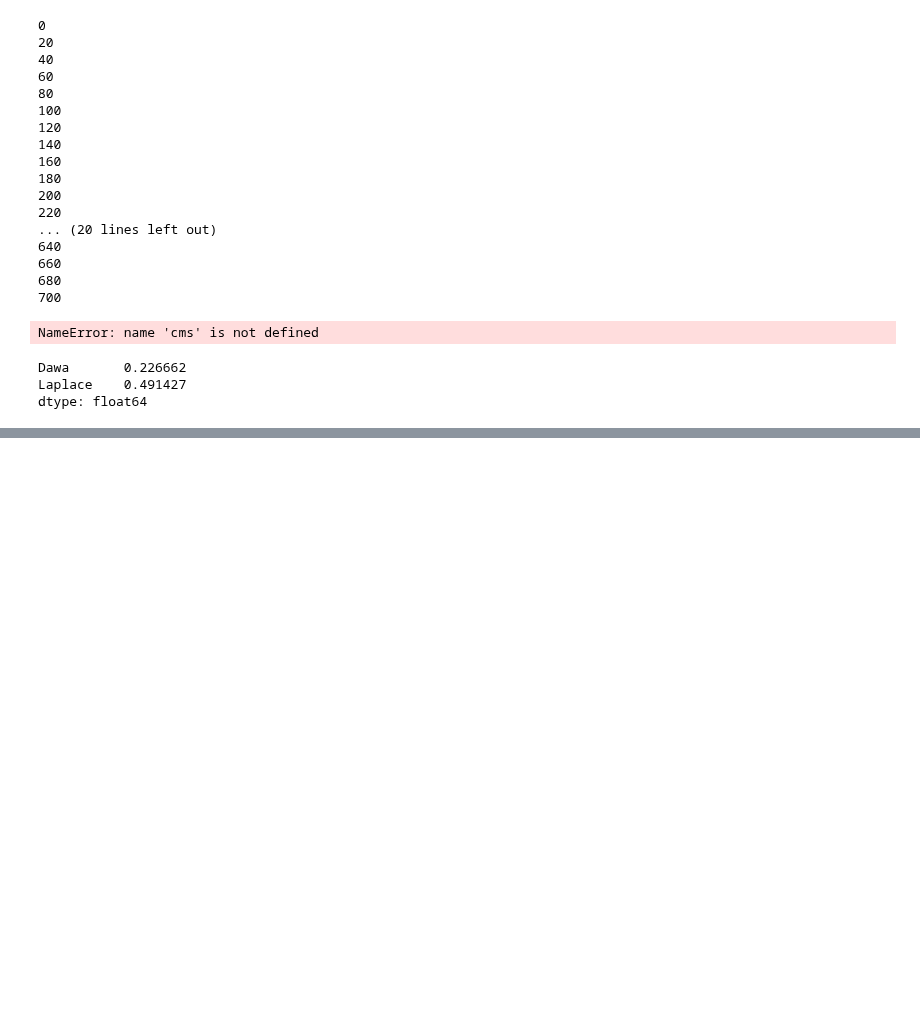
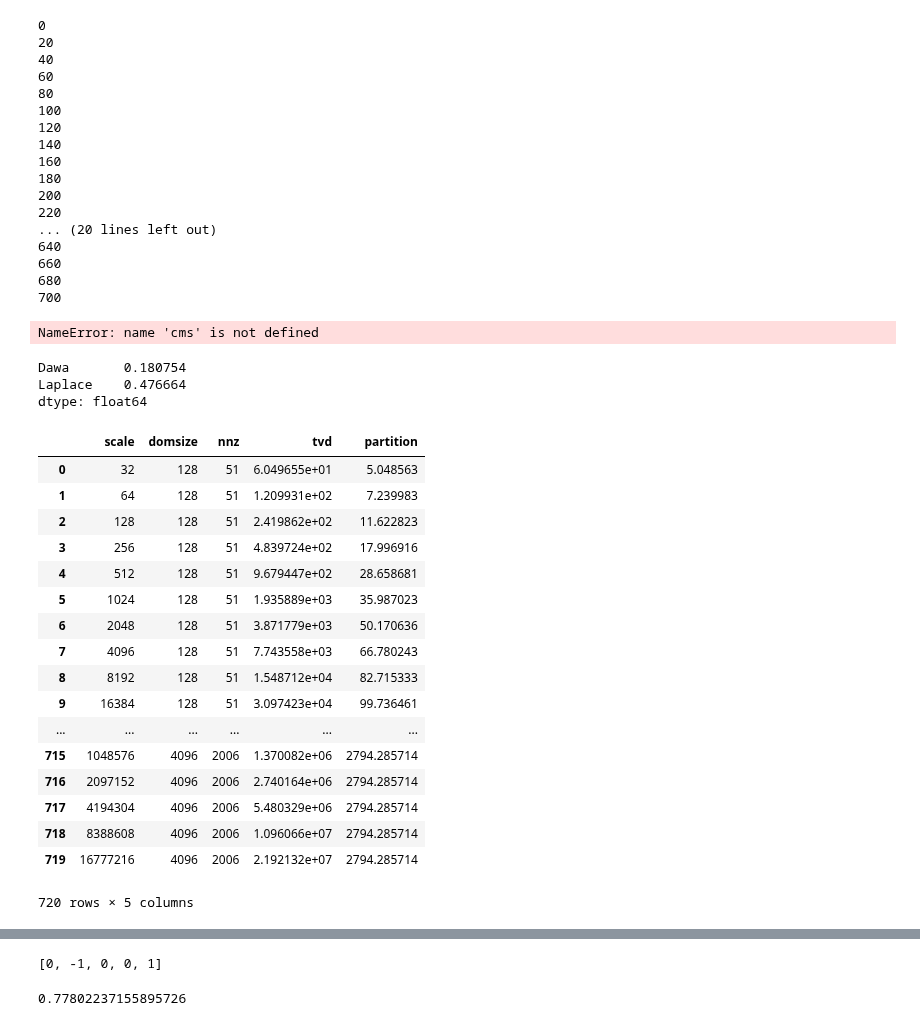
Before and after one commit to jimola/S18_Research, a Jupyter notebook: Python/NaiveBayes.ipynb, the cells around one changed output, grey strips where cells are left out. Drawn from its saved outputs; the diff is of its cells as text; code cells hidden in the pictures; blank space fills up the shorter version.

Commit message:
Updated logistic and naive bayes code

```diff
--- a/Python/NaiveBayes.ipynb
+++ b/Python/NaiveBayes.ipynb
@@ -192,7 +174,7 @@ dfadult1[b'Dawa'][8388608]
 class HistMetafeats:
     def __init__(self, seed=12345):
         self.S = np.random.RandomState(seed)
-        self.sensitivities = {'scale': 0, 'shape': 0, 'nnz': 1, 'tvd': 2, 'partition': 2}
+        self.sensitivities = OrderedDict((('scale', 0), ('domsize', 0), ('nnz', 1), ('tvd', 2), ('partition', 2)))
     @staticmethod
     def dev(H):
         return np.linalg.norm(H-H.mean(), ord=1)
@@ -211,14 +193,10 @@ class HistMetafeats:
         nnz = np.count_nonzero(H)
         tvd = HistMetafeats.dev(H)
         cost = self.min_cost(H)
-        return {'scale': data.scale, 'shape': data.dom_size,
-                             'nnz': nnz, 'tvd': tvd, 'partition': cost}
+        return OrderedDict((('scale', data.scale), ('domsize', data.dom_size),
+                             ('nnz', nnz), ('tvd', tvd), ('partition', cost)))
 # %%
 prng = np.random.RandomState(12246)
 scales=np.power(2, np.arange(5, 25))
 dom_sizes = np.power(2, np.arange(7, 13))
 epsilon=1
-# %%
-#cms = [nb_cm_adult, nb_cm_hepth, nb_cm_income, nb_cm_medcost, nb_cm_nettrace, nb_cm_patent, nb_cm_searchlogs]
-#pickle.dump(cms, open('NaiveBayes/choicemakers/all_cm.pkl', 'wb'))
-cms = pickle.load(open('NaiveBayes/choicemakers/all_cm.pkl', 'rb'))
@@ -282,17 +287,42 @@ big_cm = DTChoice(Xs, HistMetafeats(), hist_list, regrets=regrets)
 NameError: name 'cms' is not defined
 # %%
 big_cm.C = 0
-big_cm.model = DecisionTreeClassifier(min_samples_leaf=10, max_depth=5)
+big_cm.model = DecisionTreeClassifier(min_samples_leaf=10, max_depth=1)
 big_cm.retrain_model()
 # %%
 big_cm.regrets.mean(axis=0)
 # %% [output]
-Dawa       0.226662
-Laplace    0.491427
+Dawa       0.180754
+Laplace    0.476664
 dtype: float64
+# %%
+big_cm.X
+# %% [output]
+|  | scale | domsize | nnz | tvd | partition |
+| 0 | 32 | 128 | 51 | 6.049655e+01 | 5.048563 |
+| 1 | 64 | 128 | 51 | 1.209931e+02 | 7.239983 |
+| 2 | 128 | 128 | 51 | 2.419862e+02 | 11.622823 |
+| 3 | 256 | 128 | 51 | 4.839724e+02 | 17.996916 |
+| 4 | 512 | 128 | 51 | 9.679447e+02 | 28.658681 |
+| 5 | 1024 | 128 | 51 | 1.935889e+03 | 35.987023 |
+| 6 | 2048 | 128 | 51 | 3.871779e+03 | 50.170636 |
+| 7 | 4096 | 128 | 51 | 7.743558e+03 | 66.780243 |
+| 8 | 8192 | 128 | 51 | 1.548712e+04 | 82.715333 |
+| 9 | 16384 | 128 | 51 | 3.097423e+04 | 99.736461 |
+| ... | ... | ... | ... | ... | ... |
+| 715 | 1048576 | 4096 | 2006 | 1.370082e+06 | 2794.285714 |
+| 716 | 2097152 | 4096 | 2006 | 2.740164e+06 | 2794.285714 |
+| 717 | 4194304 | 4096 | 2006 | 5.480329e+06 | 2794.285714 |
+| 718 | 8388608 | 4096 | 2006 | 1.096066e+07 | 2794.285714 |
+| 719 | 16777216 | 4096 | 2006 | 2.192132e+07 | 2794.285714 |
+720 rows × 5 columns
 # %%
 dot_data = export_graphviz(big_cm.model, out_file = None, filled=True, rounded=True)
 graph = graphviz.Source(dot_data)
 graph
 # %% [output]
 [drawing not drawn]
+# %%
+big_cm.trans[100-5].coefs
+# %% [output]
+[0, -1, 0, 0, 1]
@@ -299,3 +331,7 @@ graph
+# %%
+np.exp(-0.251)
+# %% [output]
+0.77802237155895726
 # %%
 #Run on credit card default dataset
 skin = pd.read_csv('data/Skin.csv', sep='\t', header=None)
```
Also changed, not shown: parts of 40 cells of this notebook, 1 other file.
